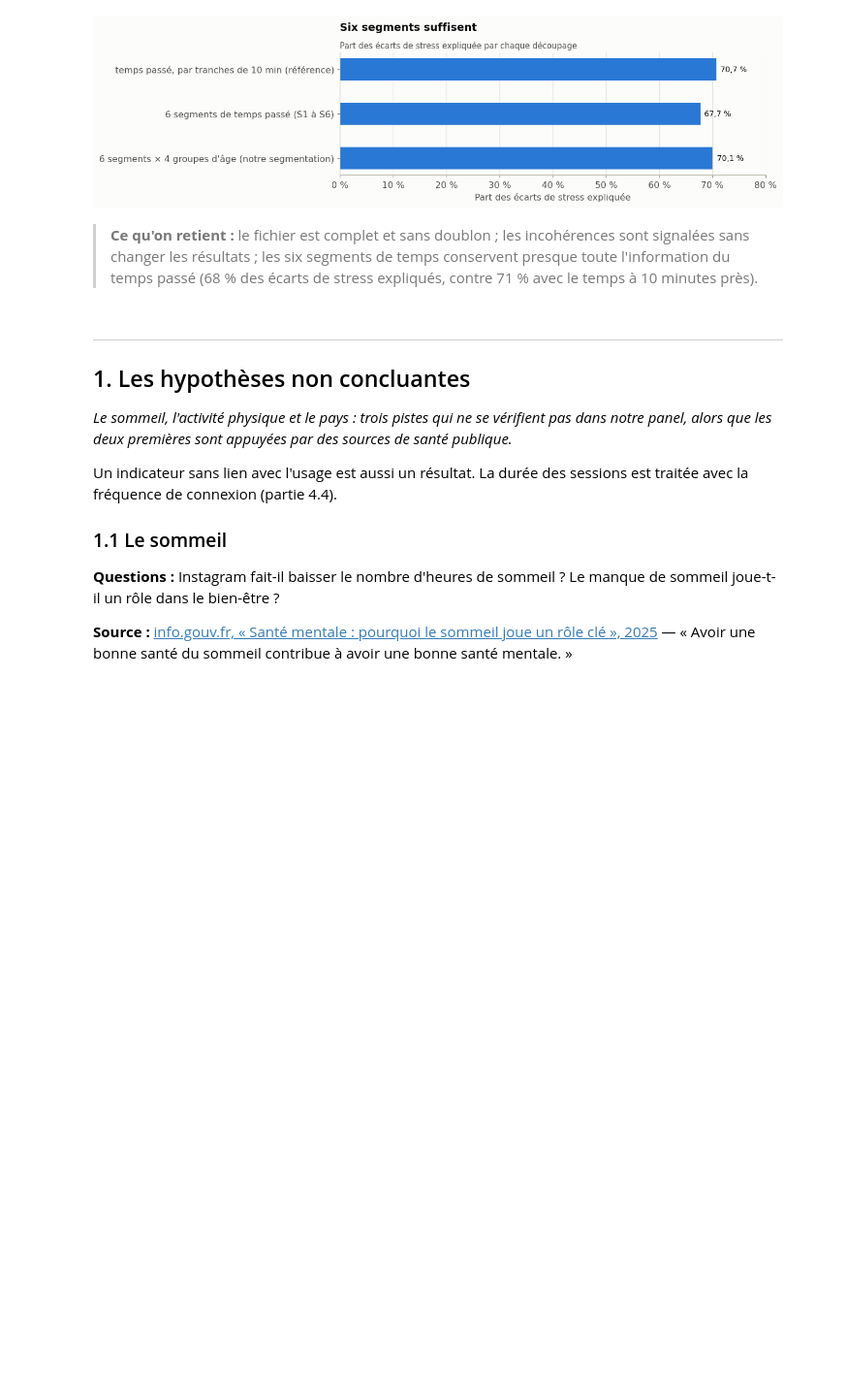
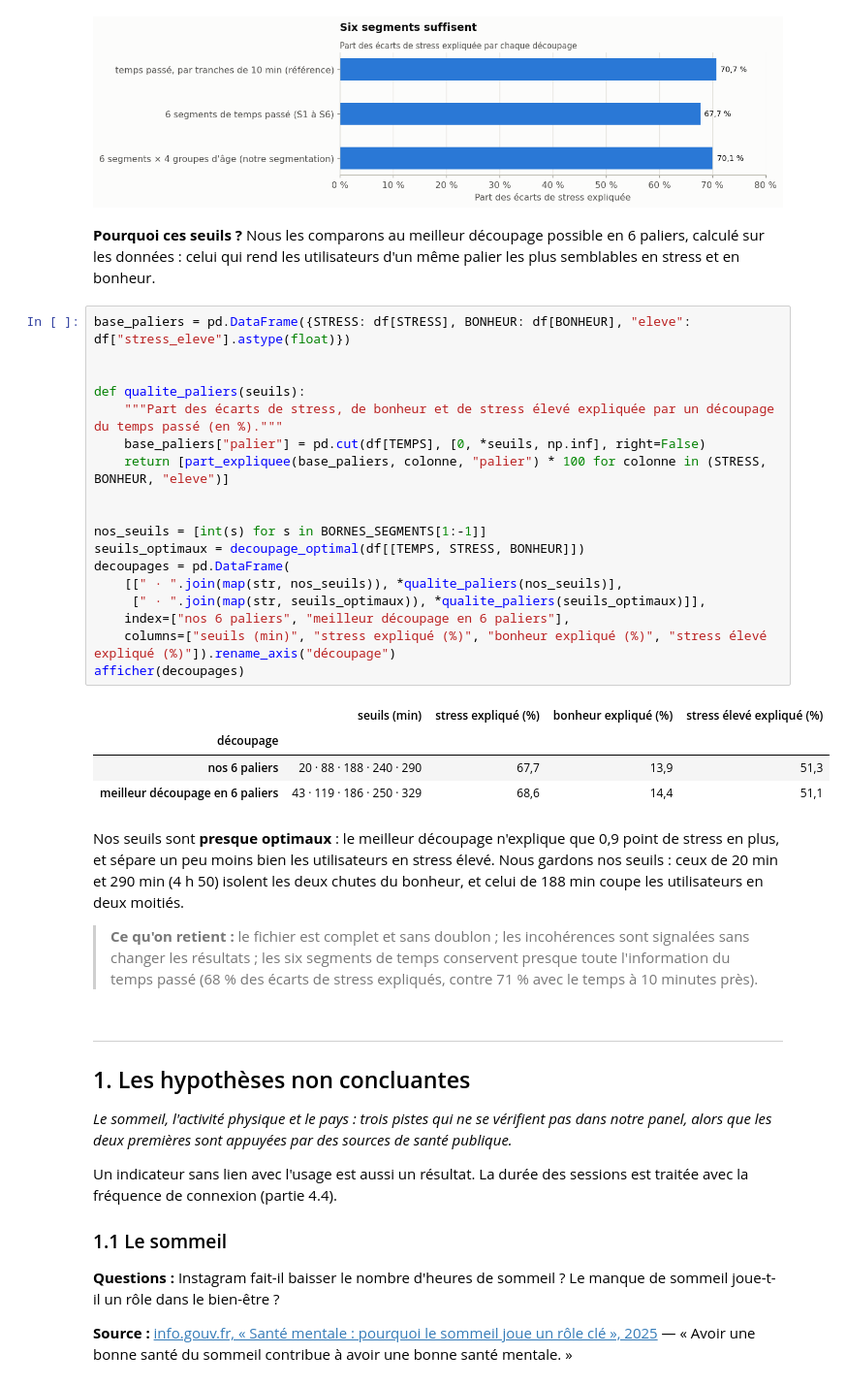
Before and after one commit to manondesclaux/Rush-4-Segmentation-Instagram, a Jupyter notebook: notebook_Instagram_final.ipynb, the cells around one changed output. Shown at 97% size. Saved outputs shown, nothing was run; the diff lists cells and outputs as text; blank space fills up the shorter version.

Commit message:
feat: justifie les seuils des segments par le découpage optimal
Compare nos 6 paliers au meilleur découpage possible en 6 paliers, calculé sur les données (partie 0.4 du notebook et de l'application).

```diff
--- a/notebook_Instagram_final.ipynb
+++ b/notebook_Instagram_final.ipynb
@@ -383,7 +413,34 @@ titrer(ax, "Six segments suffisent", "Part des écarts de stress expliquée par
 plt.show()
 # %% [output]
 [figure]
+# %% [markdown]
+**Pourquoi ces seuils ?** Nous les comparons au meilleur découpage possible en 6 paliers, calculé sur les données : celui qui rend les utilisateurs d'un même palier les plus semblables en stress et en bonheur.
+# %%
+base_paliers = pd.DataFrame({STRESS: df[STRESS], BONHEUR: df[BONHEUR], "eleve": df["stress_eleve"].astype(float)})
+
+
+def qualite_paliers(seuils):
+    """Part des écarts de stress, de bonheur et de stress élevé expliquée par un découpage du temps passé (en %)."""
+    base_paliers["palier"] = pd.cut(df[TEMPS], [0, *seuils, np.inf], right=False)
+    return [part_expliquee(base_paliers, colonne, "palier") * 100 for colonne in (STRESS, BONHEUR, "eleve")]
+
+
+nos_seuils = [int(s) for s in BORNES_SEGMENTS[1:-1]]
+seuils_optimaux = decoupage_optimal(df[[TEMPS, STRESS, BONHEUR]])
+decoupages = pd.DataFrame(
+    [[" · ".join(map(str, nos_seuils)), *qualite_paliers(nos_seuils)],
+     [" · ".join(map(str, seuils_optimaux)), *qualite_paliers(seuils_optimaux)]],
+    index=["nos 6 paliers", "meilleur découpage en 6 paliers"],
+    columns=["seuils (min)", "stress expliqué (%)", "bonheur expliqué (%)", "stress élevé expliqué (%)"]).rename_axis("découpage")
+afficher(decoupages)
+# %% [output]
+|  | seuils (min) | stress expliqué (%) | bonheur expliqué (%) | stress élevé expliqué (%) |
+| découpage |  |  |  |  |
+| nos 6 paliers | 20 · 88 · 188 · 240 · 290 | 67,7 | 13,9 | 51,3 |
+| meilleur découpage en 6 paliers | 43 · 119 · 186 · 250 · 329 | 68,6 | 14,4 | 51,1 |
 # %% [markdown]
+Nos seuils sont **presque optimaux** : le meilleur découpage n'explique que 0,9 point de stress en plus, et sépare un peu moins bien les utilisateurs en stress élevé. Nous gardons nos seuils : ceux de 20 min et 290 min (4 h 50) isolent les deux chutes du bonheur, et celui de 188 min coupe les utilisateurs en deux moitiés.
+
 > **Ce qu'on retient :** le fichier est complet et sans doublon ; les incohérences sont signalées sans changer les résultats ; les six segments de temps conservent presque toute l'information du temps passé (68 % des écarts de stress expliqués, contre 71 % avec le temps à 10 minutes près).
 # %% [markdown]
 ---
```
Also changed, not shown: parts of 2 cells of this notebook, 1 other file.
